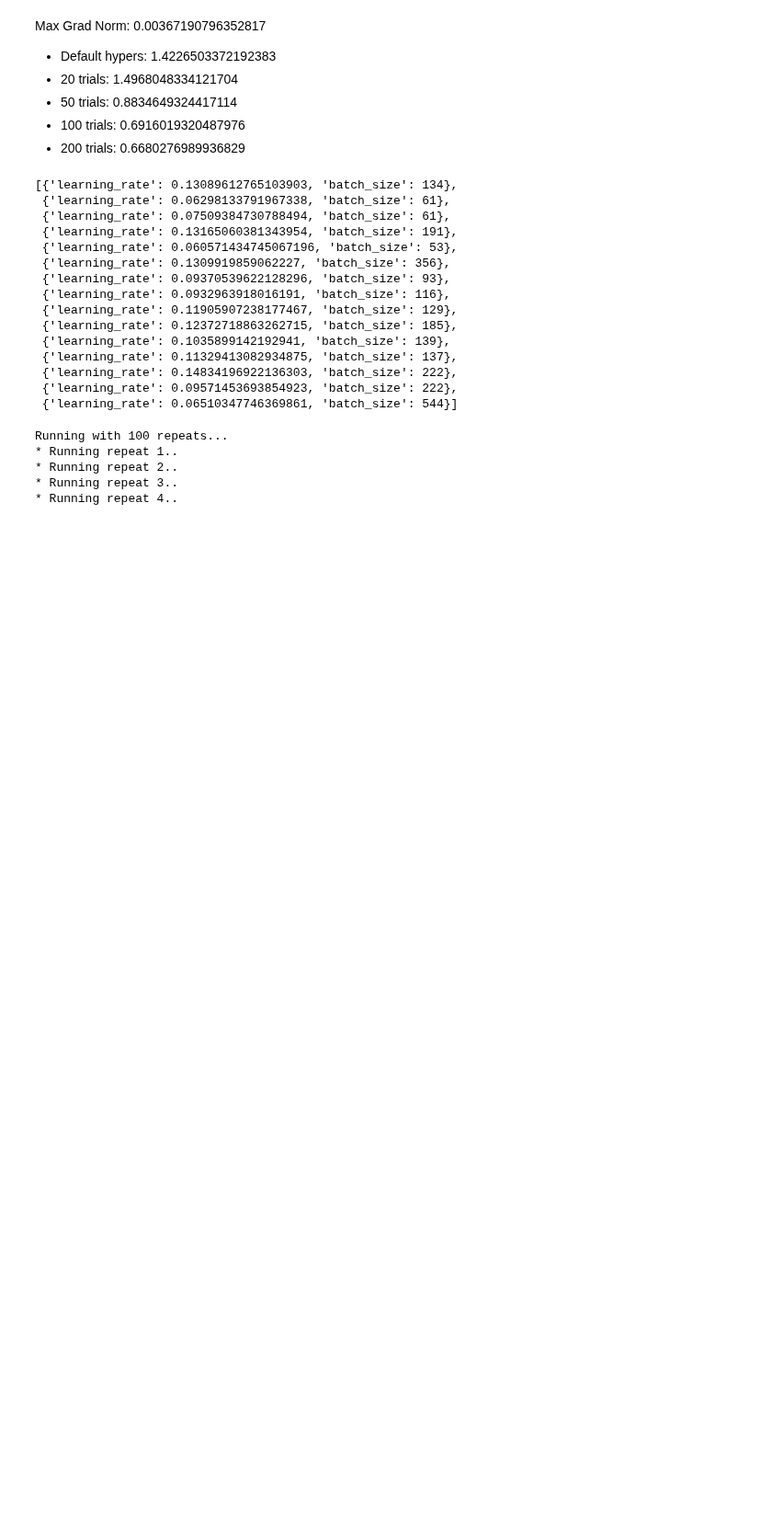
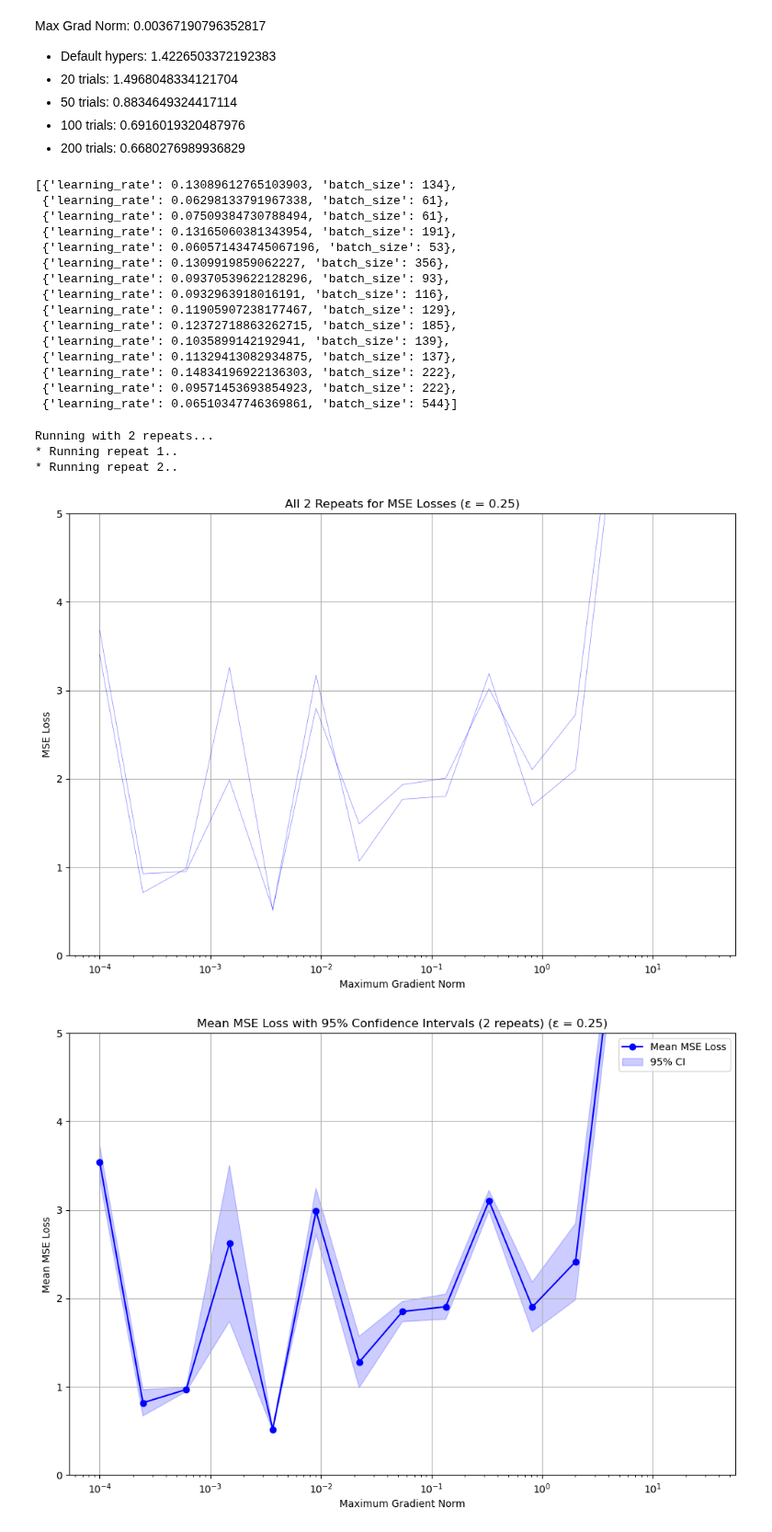
Before and after one commit to DPBayes/dpdl, a Jupyter notebook: experiments/notebooks/X01-toy-model-for-clipping-bound-analysis.ipynb, the cells around one changed output. Shown at 92% size. Cells and saved outputs as stored; diff of their text form; code cells hidden in the pictures; blank space fills up the shorter version.

```diff
--- a/experiments/notebooks/X01-toy-model-for-clipping-bound-analysis.ipynb
+++ b/experiments/notebooks/X01-toy-model-for-clipping-bound-analysis.ipynb
@@ -235,7 +235,7 @@ def plot_mean_with_confidence_intervals(max_grad_norms, all_results_dict, n_repe
 
     plt.show()
 # %%
-def plot_all_repeats(max_grad_norms, all_results, save_fname=None):
+def plot_all_repeats(max_grad_norms, all_results, n_repeats, save_fname=None):
     plt.figure(figsize=(12, 8))
 
     # Iterate over each repeat
@@ -499,9 +472,14 @@ Max Grad Norm: 0.00367190796352817
 - 100 trials: 0.6916019320487976
 - 200 trials: 0.6680276989936829
 # %%
-def experiment_with_optimized_hypers(max_grad_norm_values, optimized_params, n, d, epochs, epsilon, seed):
+def experiment_with_optimized_hypers(max_grad_norm_values, optimized_params, n, d, epochs, epsilon):
     initial_repeats = 100
     final_repeats = 1600
+
+    seed_everything(seed)
+
+    # Create data loaders
+    train_loader, val_loader = create_data_loaders(n, d, batch_size)
 
     # Store results here
     all_results_dict = {mgn: [] for mgn in max_grad_norm_values}  # For confidence intervals
@@ -511,6 +489,7 @@ def experiment_with_optimized_hypers(max_grad_norm_values, optimized_params, n,
     def run_experiments(n_repeats):
         for i in range(n_repeats):
             print(f'* Running repeat {i+1}..')
+            seed_everything(seed+i)
             repeat_losses = []
             for idx, mgn in enumerate(max_grad_norm_values):
                 # Get optimized hyperparameters for this max_grad_norm
@@ -518,14 +497,13 @@ def experiment_with_optimized_hypers(max_grad_norm_values, optimized_params, n,
                 learning_rate = params['learning_rate']
                 batch_size = params['batch_size']
 
-                # Train the model using the train_model function
-                train_loss, val_loss = train_model(n, d, batch_size, epochs, learning_rate, max_grad_norm=mgn, epsilon=epsilon)
+                # Train the model
+                train_loss, val_loss = train_dp_model(train_loader, val_loader, epochs, learning_rate, mgn, epsilon)
 
                 all_results_dict[mgn].append(val_loss)  # Collect validation losses
                 repeat_losses.append(val_loss)
 
             all_results_list.append(repeat_losses)
-            seed = seed + 1
 
     # Main loop to double the repeats
     current_repeats = initial_repeats
@@ -574,19 +552,19 @@ optimized_params
  {'learning_rate': 0.06510347746369861, 'batch_size': 544}]
 # %%
 max_grad_norm_values = np.geomspace(1e-4, 30, 15)
+epsilon = 0.25
 
 all_results_list, all_results_dict = experiment_with_optimized_hypers(
     max_grad_norm_values,
     optimized_params,
     n,
     d,
     epochs,
     epsilon,
-    seed,
 )
 # %% [output]
-Running with 100 repeats...
+Running with 2 repeats...
 * Running repeat 1..
 * Running repeat 2..
-* Running repeat 3..
-* Running repeat 4..
+[figure, added]
+[figure, added]
```
Also changed, not shown: parts of 3 cells of this notebook.
